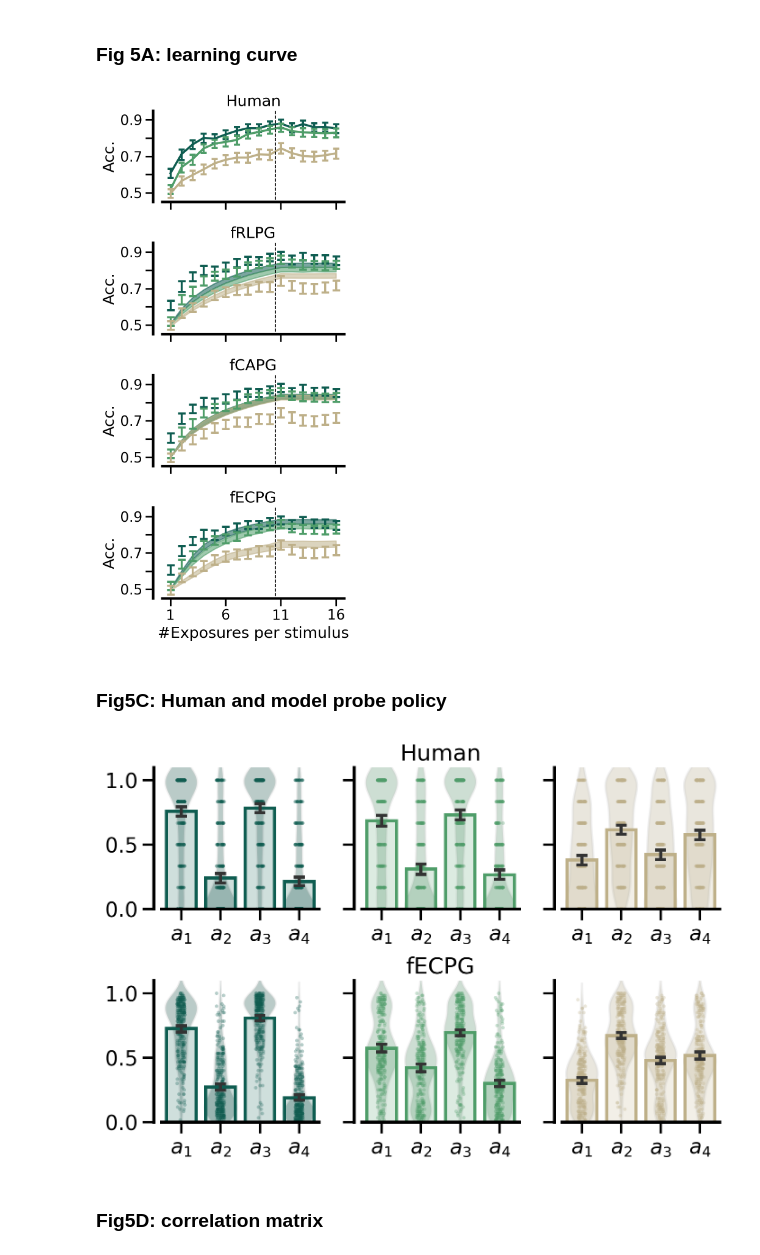
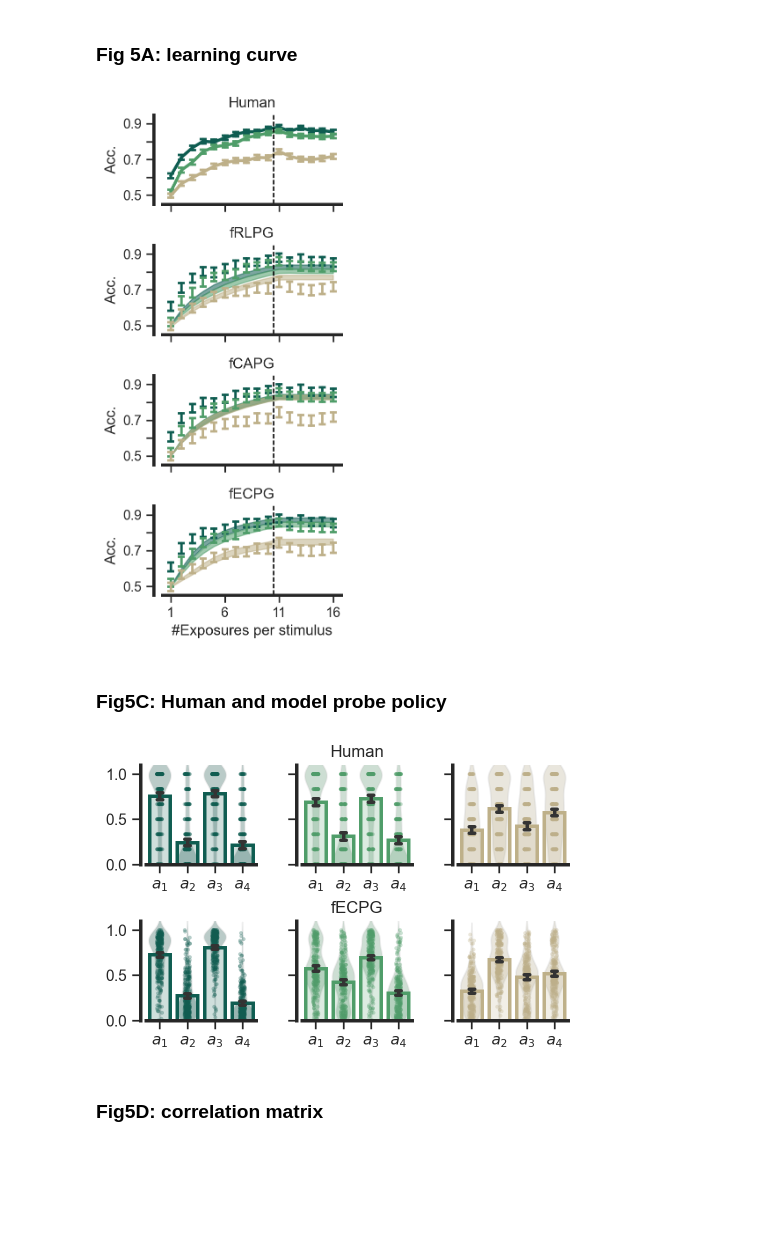
Before and after one commit to fangzefunny/ecpg, a Jupyter notebook: visualization/Fig6.ipynb, the cells around one changed output. Drawn from its saved outputs; the diff is of its cells as text; code cells hidden in the pictures; blank space fills up the shorter version.

```diff
--- a/visualization/Fig6.ipynb
+++ b/visualization/Fig6.ipynb
@@ -25,7 +25,7 @@ to_pdf = True
 # %% [markdown]
 ### Fig 5A: learning curve
 # %%
-fig, ax = plt.subplots(len(models)+1, 1, figsize=(4.4, 9.5), sharex=True)
+fig, ax = plt.subplots(len(models)+1, 1, figsize=(3, 6.5), sharex=True)
 learning_curve_exp2(ax[0], get_sim_data(data_set, 'human', method=method),
                     human=True)
 ax[0].set_box_aspect(.5)
@@ -38,7 +38,7 @@ for i, model in enumerate(models):
 fig.tight_layout()
 if to_pdf: plt.savefig(f'../figures/{data_set}/Fig6A_learnCurve.pdf', dpi=dpi)
 # %% [output]
-[figure, old version]
+[figure, new version]
 # %% [markdown]
 ### Fig5C: Human and model probe policy
 # %%
@@ -95,12 +95,12 @@ def viz_probe(axs, data_set, models, method, goodPoor=None):
             ax.set_xticklabels([r'$a_1$', r'$a_2$', r'$a_3$', r'$a_4$'])
 # %%
 models = ['human', 'ecPG_fea']
-fig, axs = plt.subplots(len(models), 3, figsize=(2.3*3.2, len(models)*2.5), sharey=True)
+fig, axs = plt.subplots(len(models), 3, figsize=(1.6*3.2, len(models)*1.65), sharey=True)
 viz_probe(axs, 'exp2', models, method='map')
 fig.tight_layout()
 if to_pdf: plt.savefig(f'../figures/{data_set}/Fig6B_probeData.pdf', dpi=dpi)
 # %% [output]
-[figure, old version]
+[figure, new version]
 # %% [markdown]
 ### Fig5D: correlation matrix
 # %%
```
Also changed, not shown: parts of 1 cell of this notebook, 10 other files.
